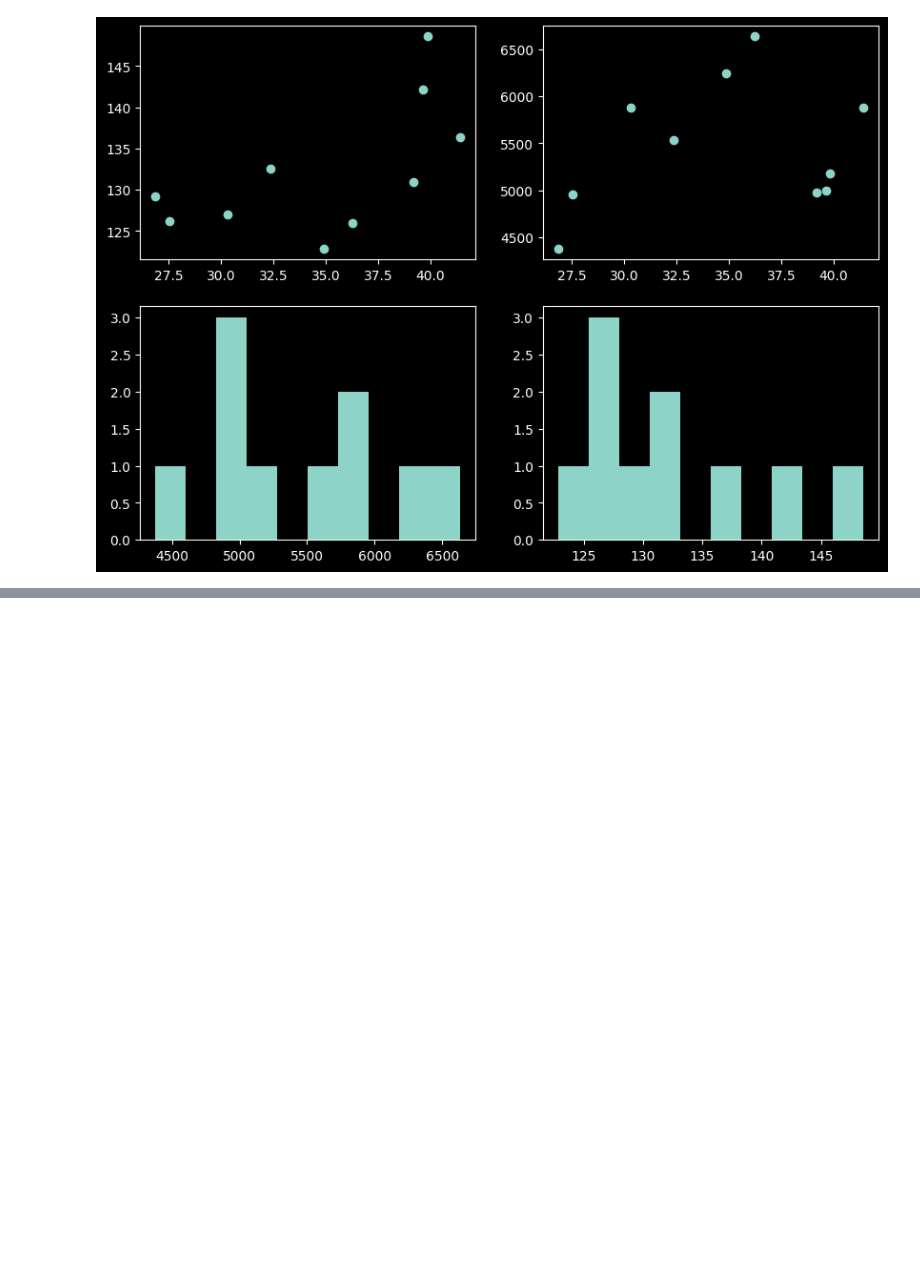
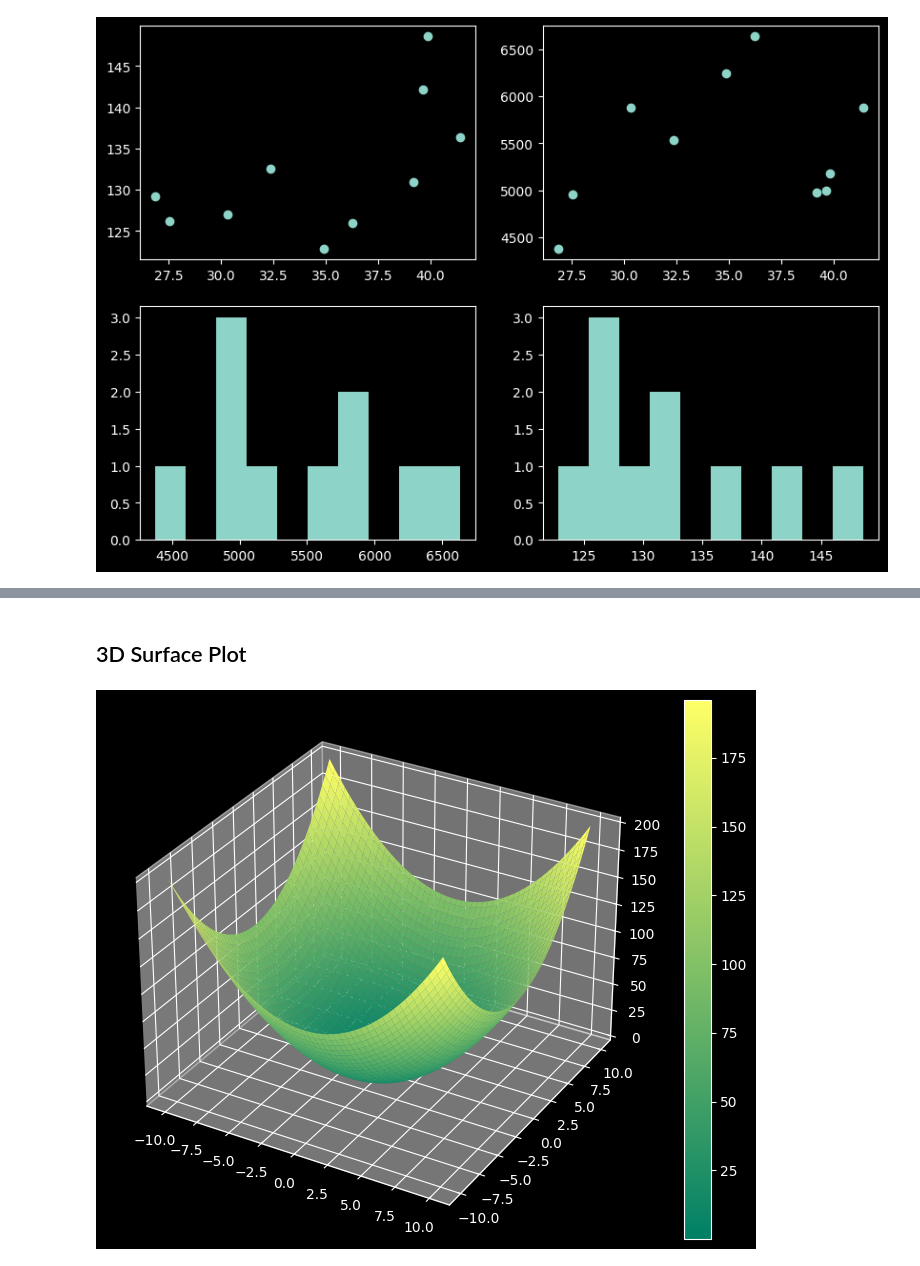
Before and after one commit to ayansuvra/Data-Analysis, a Jupyter notebook: AdvanceMatplotlib.ipynb, the cells around one changed output, grey strips where cells are left out. Saved outputs shown, nothing was run; the diff lists cells and outputs as text; code cells hidden in the pictures; blank space fills up the shorter version.

```diff
--- a/AdvanceMatplotlib.ipynb
+++ b/AdvanceMatplotlib.ipynb
@@ -152,0 +181,18 @@ plt.show()
+# %% [markdown]
+## 3D Surface Plot
+# %%
+x = np.linspace(-10, 10, 100)
+y = np.linspace(-10, 10, 100)
+xx, yy = np.meshgrid(x,y)
+z = xx*xx + yy*yy
+
+fig = plt.figure(figsize=(10, 7))
+ax = plt.subplot(projection='3d')
+
+p = ax.plot_surface(xx, yy, z, cmap='summer')
+
+fig.colorbar(p)
+
+plt.show()
+# %% [output]
+[figure, added]
```
Also changed, not shown: parts of 6 cells of this notebook.
